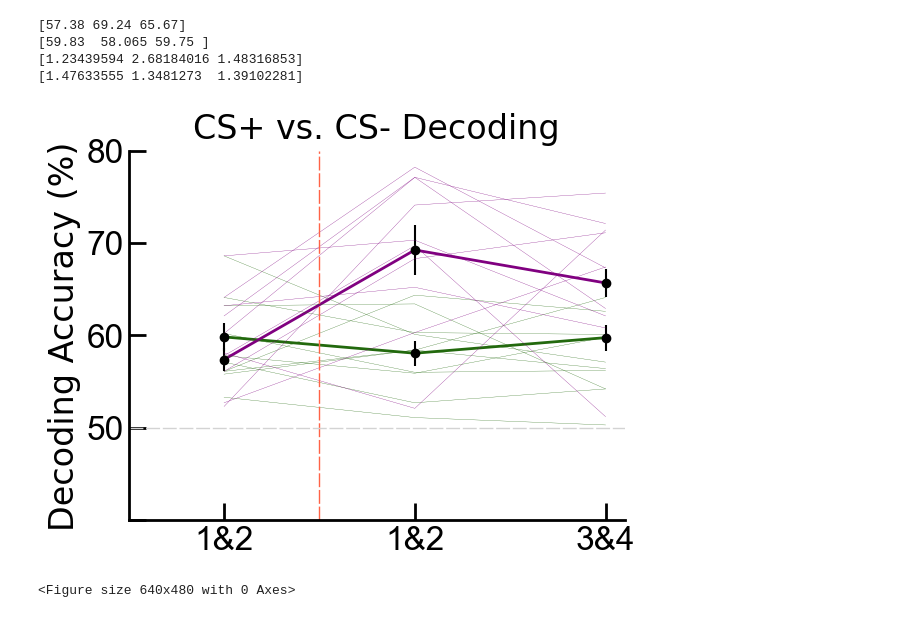
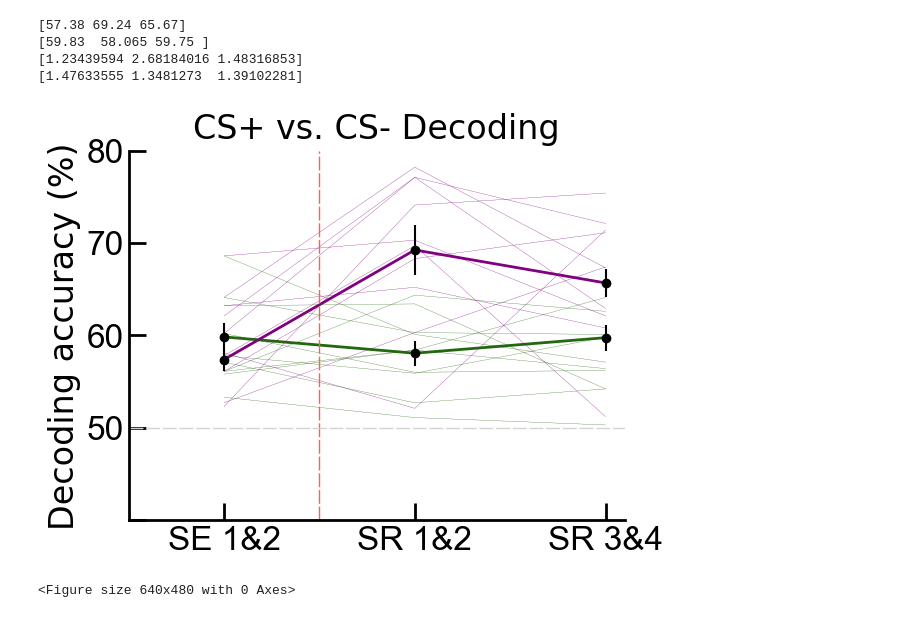
Before and after one commit to Pegahka/SocialFearConditioningProject, a Jupyter notebook: Decoding/DecodingLinePlots/CS+vsCS-Decoding_SingleLines.ipynb, the cells around one changed output. Drawn from its saved outputs; the diff is of its cells as text; code cells hidden in the pictures.

```diff
--- a/Decoding/DecodingLinePlots/CS+vsCS-Decoding_SingleLines.ipynb
+++ b/Decoding/DecodingLinePlots/CS+vsCS-Decoding_SingleLines.ipynb
@@ -153,7 +153,7 @@ ax.plot(x_20, y_20, color='purple', linewidth=0.2)
 ax.set_xlabel('Session', fontsize = 24)
 ax.set_xlabel('', fontsize = 24)
 
-ax.set_ylabel('Decoding Accuracy (%)', fontsize = 24)
+ax.set_ylabel('Decoding accuracy (%)', fontsize = 24)
 ax.set_title('Four Line Plots with Standard Deviation Bars')
 ax.set_title('CS+ vs. CS- Decoding', fontsize = 24, y = 1.01)
 
@@ -168,35 +168,35 @@ plt.axhline(y=50,linewidth=1, color='lightgrey',ls='--', dashes=(10, 2))
 
 # Adding legend
 
 
 
 #axis limits and ticks
 ax.set_ylim(bottom=50,top=80);
 ax.set_yticks([40,50,60,70,80], fontname='Arial')
 ax.set_yticklabels(['','50','60','70','80'],fontname='Arial')
 
 ax.set_xlim([0.5,3.1])
 ax.set_xticks([1,2,3], fontname='Arial')
-ax.set_xticklabels(['1&2','1&2','3&4'],fontname='Arial')
+ax.set_xticklabels(['SE 1&2','SR 1&2','SR 3&4'],fontname='Arial')
 
 #axis features
 ax.spines['left'].set_linewidth(2)
 ax.spines['bottom'].set_linewidth(2)
 ax.tick_params(axis='both', which='major', direction='in',length=12, labelsize=24, width=2)
 
 # Displaying the plot
 plt.legend(['Control', 'SFC'], fontsize = 18, frameon=False, loc='upper left')
 ax.get_legend().remove()
 
 
 #ax.legend(loc='upper left')
 plt.show()
 
 # Save figures
 plt.tight_layout()
 fig.tight_layout()
-fig.savefig("CS+vsCS-_Decoding_SingleLines.jpg",dpi=500)
-plt.savefig('CS+vsCS-_Decoding_SingleLines.eps', format='eps')
+fig.savefig("CS+vsCS-_Decoding_SingleLines.jpg",dpi=600)
+plt.savefig('CS+vsCS-_Decoding_SingleLines.eps', format='eps',dpi=600)
 # %% [output]
-[figure, old version]
+[figure, new version]
 <Figure size 640x480 with 0 Axes>
```
